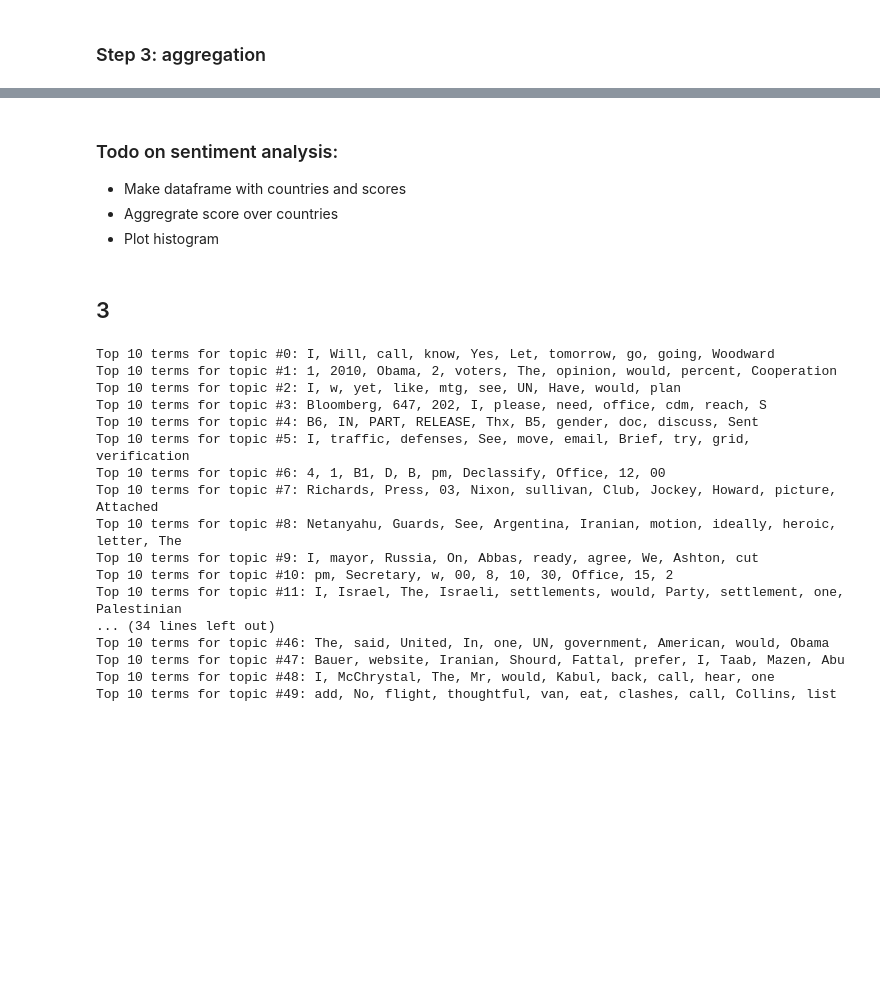
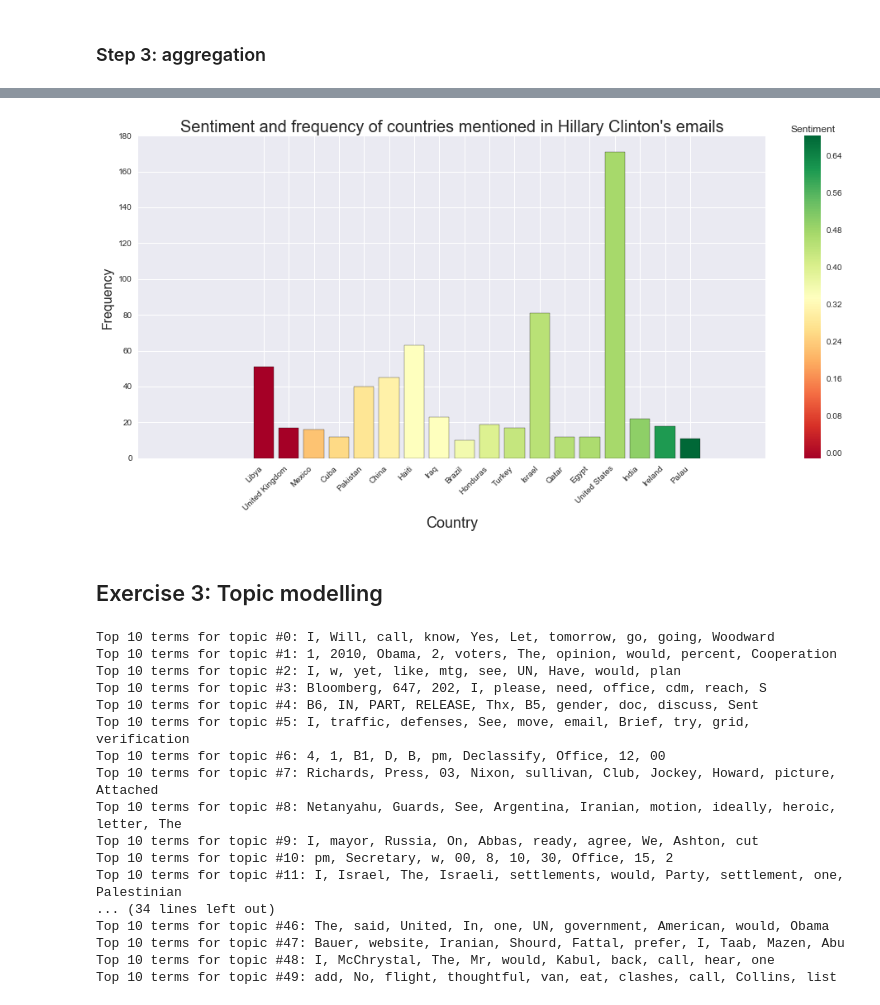
Before and after one commit to PaluchowskiMatthew/ADA-Kepler, a Jupyter notebook: 05 - Taming Text/05 - Taming Text.ipynb, the cells around one changed output, grey strips where cells are left out. Saved outputs shown, nothing was run; the diff lists cells and outputs as text; code cells hidden in the pictures; blank space fills up the shorter version.

```diff
--- a/05 - Taming Text/05 - Taming Text.ipynb
+++ b/05 - Taming Text/05 - Taming Text.ipynb
@@ -369,6 +369,7 @@ top_country_counts.columns = ['country', 'count']
 treshold = 2
 top_country_counts = top_country_counts[top_country_counts['count'] > treshold]
 # %%
-df = top_country_counts.join(country_sentiments.sentiment, how='left')
+chart_table = top_country_counts.join(country_sentiments.sentiment, how='left')
 
-df[df['count'] >= 10].sort_values(by='sentiment')
+chart_table = chart_table[chart_table['count'] >= 10].sort_values(by='sentiment', ascending=True)
+chart_table
@@ -375,11 +394,35 @@ df[df['count'] >= 10].sort_values(by='sentiment')
-# %% [markdown]
-### Todo on sentiment analysis:
-
-- Make dataframe with countries and scores
-- Aggregrate score over countries
-- Plot histogram
+# %%
+from matplotlib import cm
+chart_final = chart_table
+index = range(chart_final.shape[0])
+
+# Color range
+y = np.array(chart_final['sentiment'])
+colors = cm.RdYlGn(y / float(max(y)))
+plot = plt.scatter(y, y, c=y, cmap = 'RdYlGn')
+plt.clf()
+clb = plt.colorbar(plot)
+clb.ax.set_title("Sentiment")
+
+# Display bar plot : country frequency vs. country name, with color indicating polarity score
+plt.bar(index, chart_final['count'], align='center', color=colors)
+plt.xticks(rotation=45, ha='right')
+plt.xlabel("Country")
+plt.ylabel("Frequency")
+
+LABELS = chart_final['country']
+plt.xticks(index, LABELS, rotation=45)
+plt.title('Sentiment and frequency of countries mentioned in Hillary Clinton\'s emails', fontsize=20)
+plt.xlabel('Country', fontsize=18)
+plt.ylabel('Frequency', fontsize=16)
+fig = plt.gcf()
+fig.set_size_inches(17, 7)
+
+plt.show()
+# %% [output]
+[figure, added]
 # %% [markdown]
-## 3
+## Exercise 3: Topic modelling
 # %%
 from gensim import corpora, models
 NUM_TOPICS = 50
```
Also changed, not shown: parts of 16 cells of this notebook, 1 other file.
